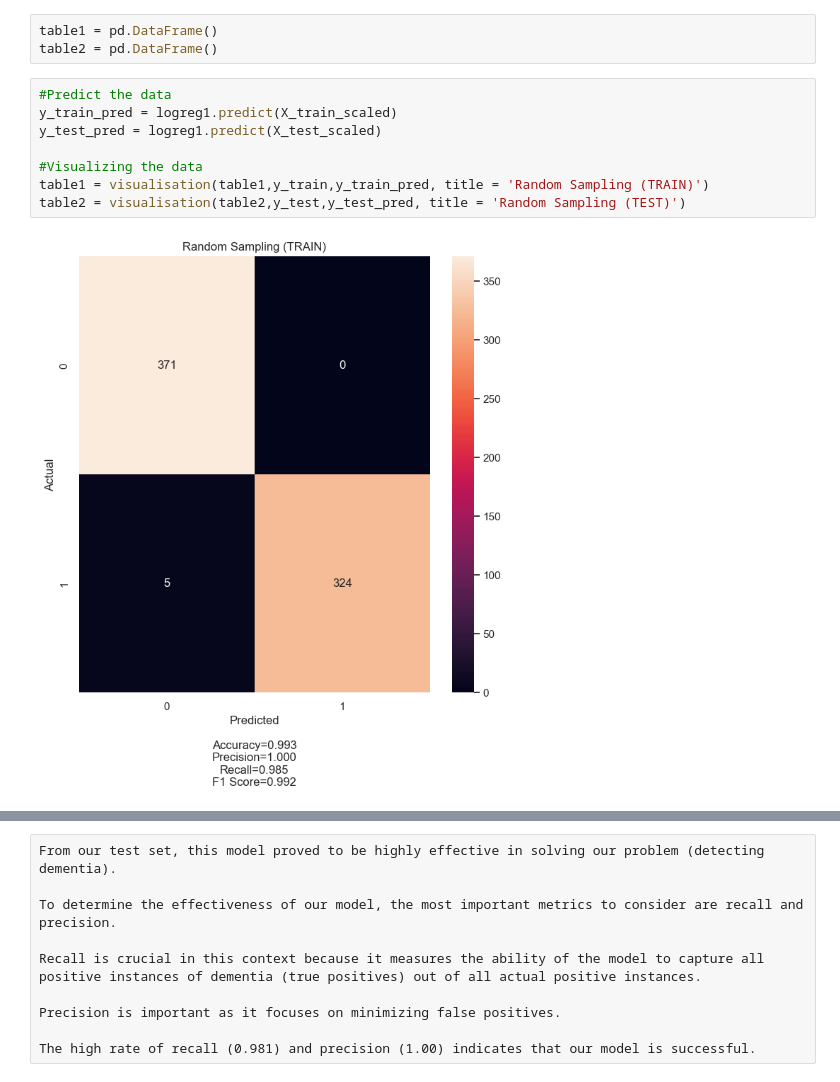
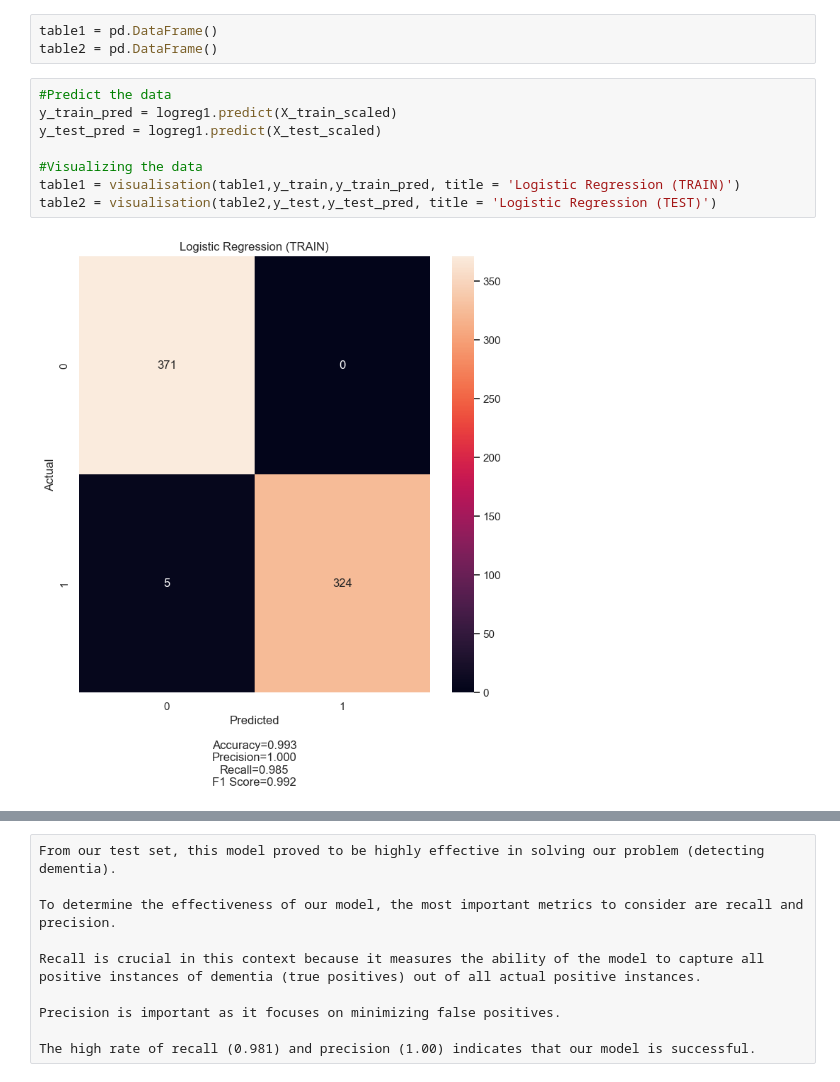
Before and after one commit to Gideon2882/Dementia-Prediction, a Jupyter notebook: Logistic Regression.ipynb, the cells around one changed output, grey strips where cells are left out. Cells and saved outputs as stored; diff of their text form.

```diff
--- a/Logistic Regression.ipynb
+++ b/Logistic Regression.ipynb
@@ -139,10 +138,10 @@ table2 = pd.DataFrame()
 # %%
 #Predict the data
 y_train_pred = logreg1.predict(X_train_scaled)
 y_test_pred = logreg1.predict(X_test_scaled)
 
 #Visualizing the data
-table1 = visualisation(table1,y_train,y_train_pred, title = 'Random Sampling (TRAIN)')
-table2 = visualisation(table2,y_test,y_test_pred, title = 'Random Sampling (TEST)')
+table1 = visualisation(table1,y_train,y_train_pred, title = 'Logistic Regression (TRAIN)')
+table2 = visualisation(table2,y_test,y_test_pred, title = 'Logistic Regression (TEST)')
 # %% [output]
-[figure, old version]
+[figure, new version]
```
Also changed, not shown: parts of 3 cells of this notebook, 3 other files.
